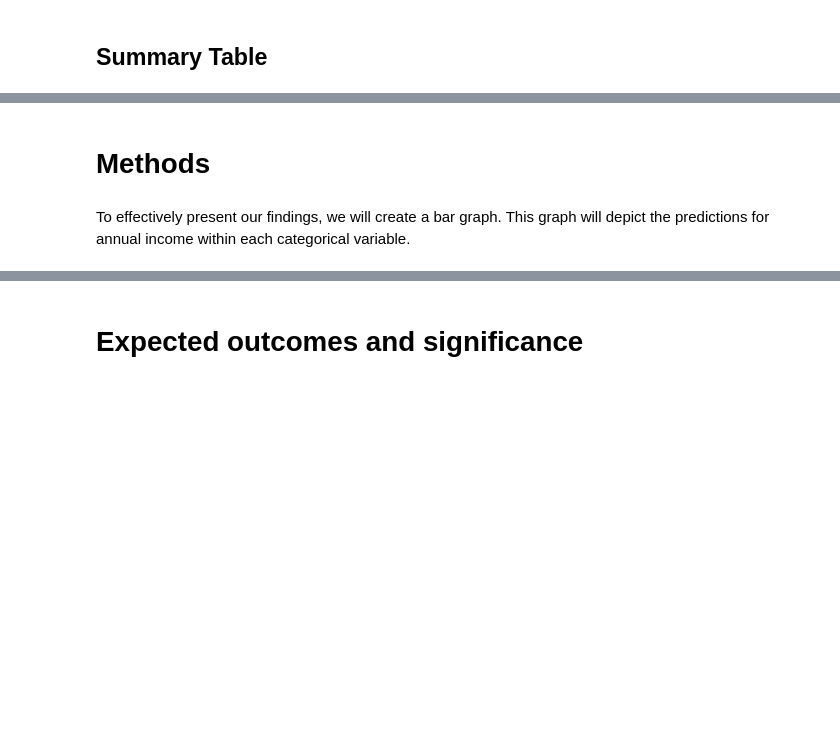
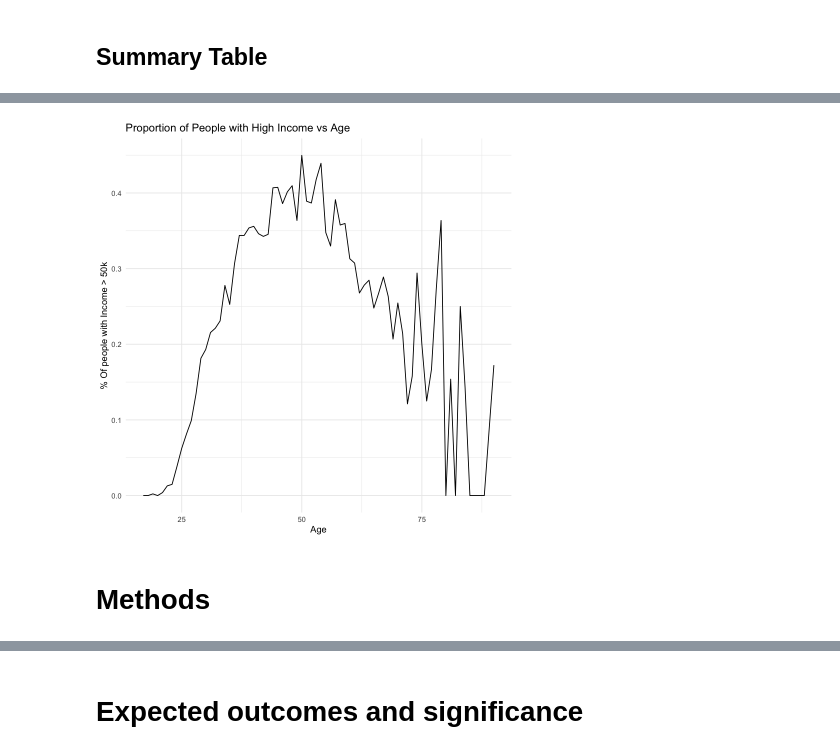
Before and after one commit to calvingdu/dsci100-003-23, a Jupyter notebook: src/proposal.ipynb, the cells around one changed output, grey strips where cells are left out. Cells and saved outputs as stored; diff of their text form; code cells hidden in the pictures; blank space fills up the shorter version.

```diff
--- a/src/proposal.ipynb
+++ b/src/proposal.ipynb
@@ -193,4 +168,15 @@ A matrix: 23 × 2 of type chr
+# %%
+age_plot <- tidy_df %>%
+  group_by(age) %>%
+  summarise(proportion = sum(income == ">50K") / n()) |>
+    ggplot(aes(x = age, y = proportion)) +
+    geom_line() +
+    labs(x = "Age", y = "% Of people with Income > 50k") +
+    ggtitle("Proportion of People with High Income vs Age") +
+    theme_minimal()
+
+  age_plot
+# %% [output]
+[figure, added]
 # %% [markdown]
 # Methods
-# %% [markdown]
-To effectively present our findings, we will create a bar graph. This graph will depict the predictions for annual income within each categorical variable.
```
Also changed, not shown: parts of 10 cells of this notebook.
